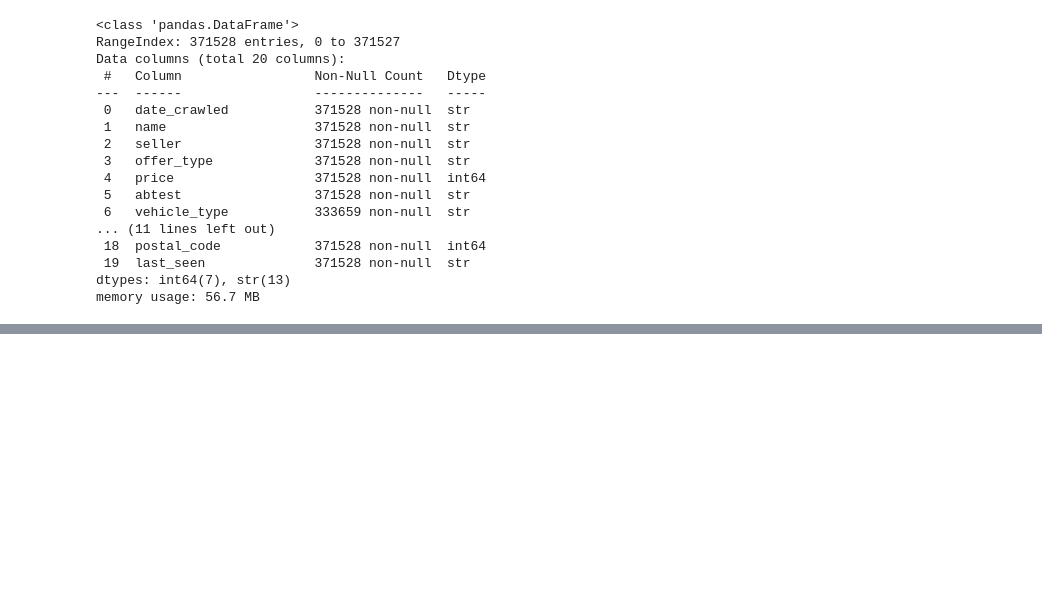
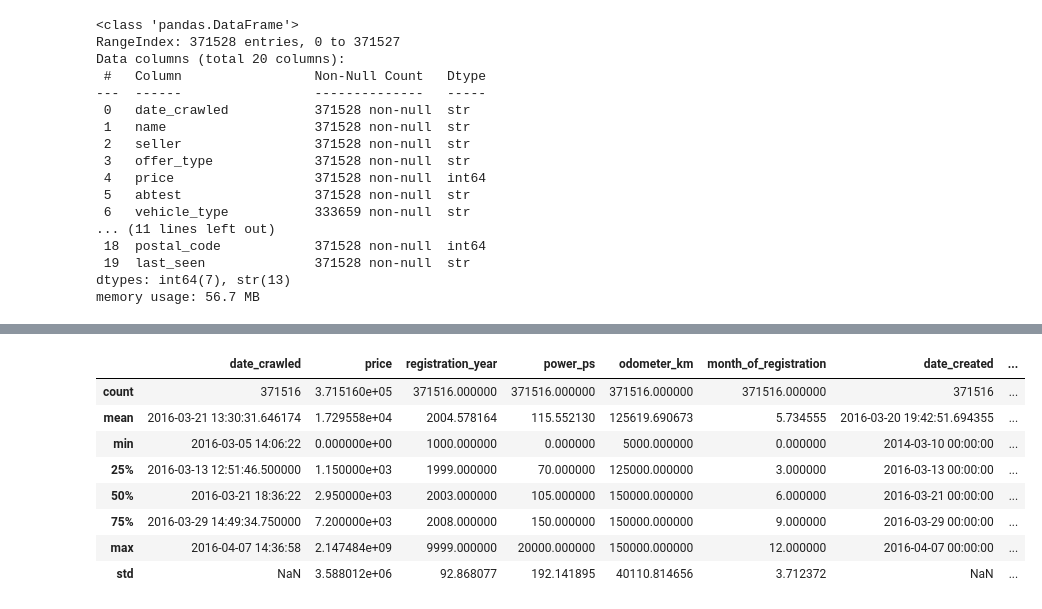
Before and after one commit to win719/ebay-car-sales, a Jupyter notebook: analysis.ipynb, the cells around one changed output, grey strips where cells are left out. Cells and saved outputs as stored; diff of their text form; code cells hidden in the pictures; blank space fills up the shorter version.

```diff
--- a/analysis.ipynb
+++ b/analysis.ipynb
@@ -136,0 +191,4 @@ autos = autos.rename(columns={
+# %%
+autos["has_unrepaired_damage"] = autos["has_unrepaired_damage"].replace({"nein": "no", "ja": "yes"})
+# %%
+autos["fuel_type"] = autos["fuel_type"].replace({"benzin": "petrol", "elektro": "electric", "andere": "other"})
@@ -136,0 +228,5 @@ autos = autos.rename(columns={
+# %%
+autos["date_crawled"] = pd.to_datetime(autos["date_crawled"])
+# %%
+autos['date_created'] = pd.to_datetime(autos['date_created'])
+autos['last_seen'] = pd.to_datetime(autos['last_seen'])
@@ -136,0 +253,12 @@ autos = autos.rename(columns={
+# %%
+autos.describe()
+# %% [output]
+|  | date_crawled | price | registration_year | power_ps | odometer_km | month_of_registration | date_created | ... |
+| count | 371516 | 3.715160e+05 | 371516.000000 | 371516.000000 | 371516.000000 | 371516.000000 | 371516 | ... |
+| mean | 2016-03-21 13:30:31.646174 | 1.729558e+04 | 2004.578164 | 115.552130 | 125619.690673 | 5.734555 | 2016-03-20 19:42:51.694355 | ... |
+| min | 2016-03-05 14:06:22 | 0.000000e+00 | 1000.000000 | 0.000000 | 5000.000000 | 0.000000 | 2014-03-10 00:00:00 | ... |
+| 25% | 2016-03-13 12:51:46.500000 | 1.150000e+03 | 1999.000000 | 70.000000 | 125000.000000 | 3.000000 | 2016-03-13 00:00:00 | ... |
+| 50% | 2016-03-21 18:36:22 | 2.950000e+03 | 2003.000000 | 105.000000 | 150000.000000 | 6.000000 | 2016-03-21 00:00:00 | ... |
+| 75% | 2016-03-29 14:49:34.750000 | 7.200000e+03 | 2008.000000 | 150.000000 | 150000.000000 | 9.000000 | 2016-03-29 00:00:00 | ... |
+| max | 2016-04-07 14:36:58 | 2.147484e+09 | 9999.000000 | 20000.000000 | 150000.000000 | 12.000000 | 2016-04-07 00:00:00 | ... |
+| std | NaN | 3.588012e+06 | 92.868077 | 192.141895 | 40110.814656 | 3.712372 | NaN | ... |
```
Also changed, not shown: parts of 28 cells of this notebook.
